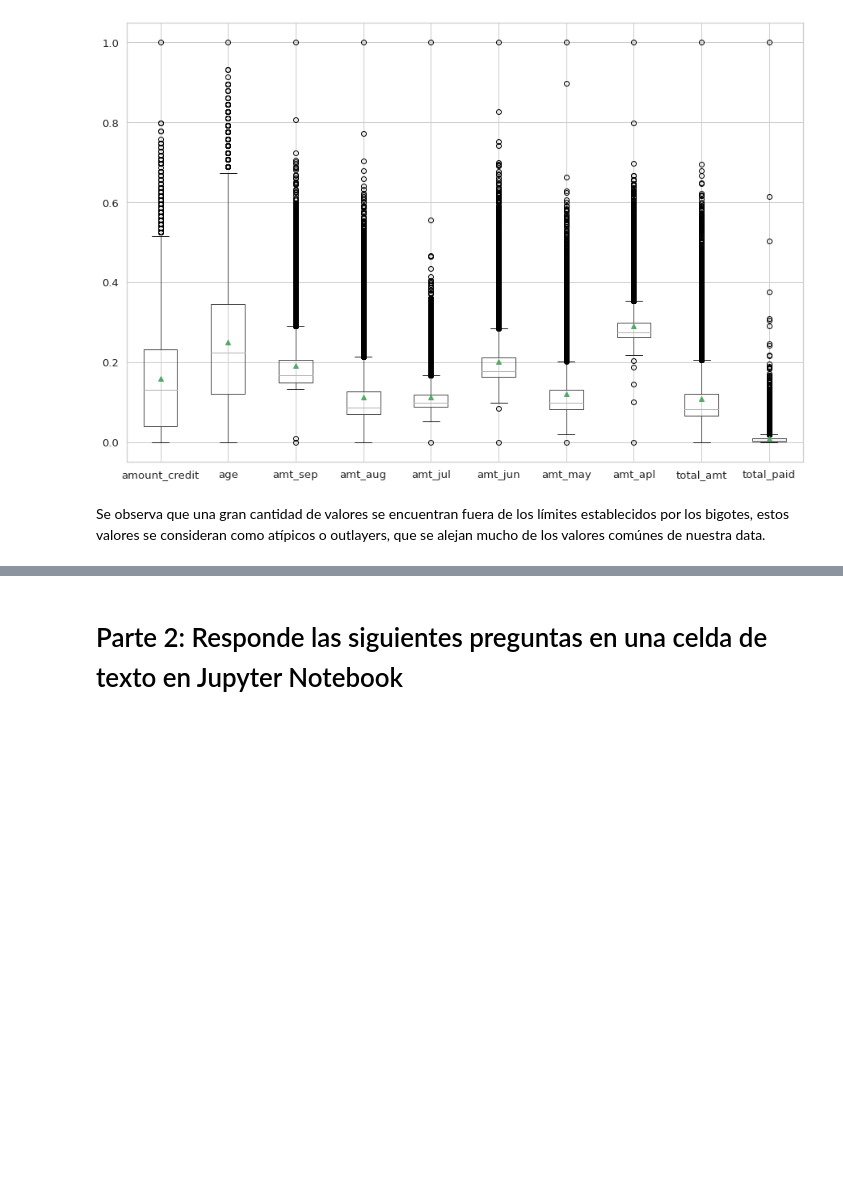
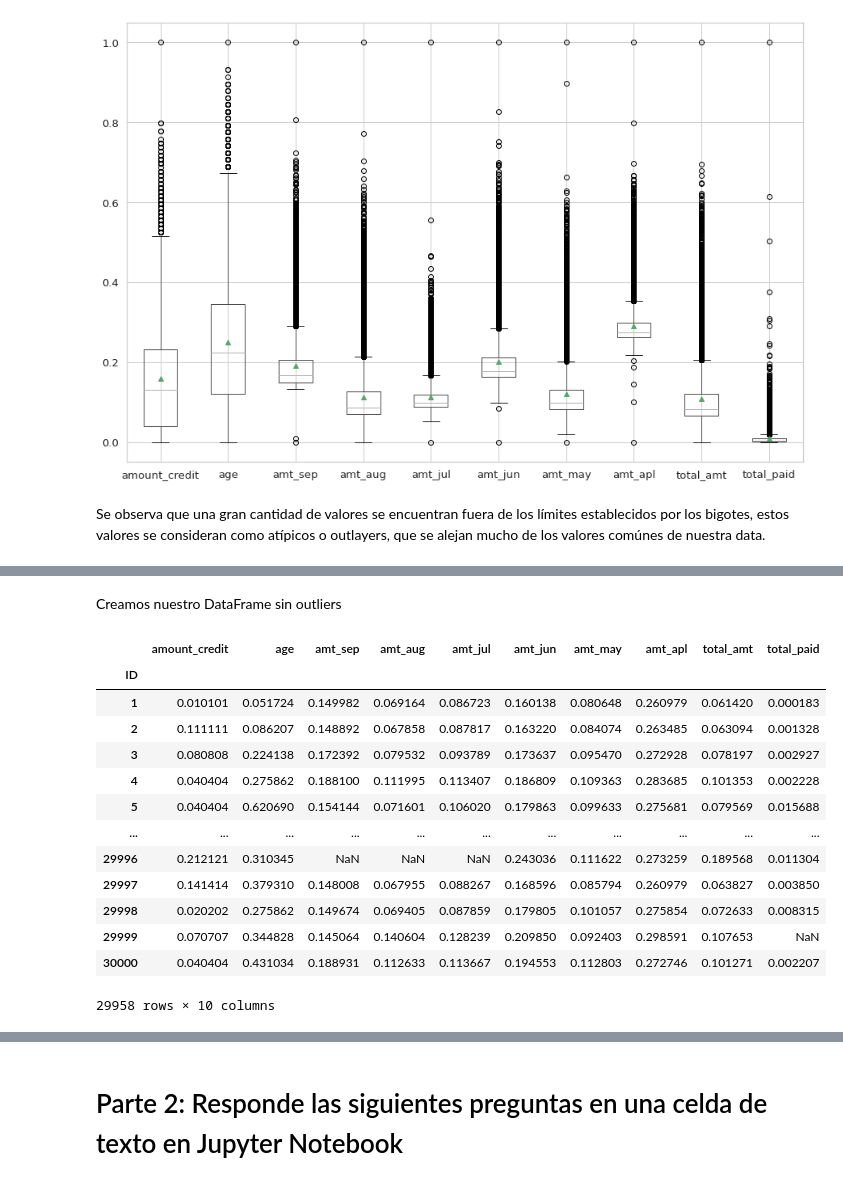
Before and after one commit to PosgradoMNA/actividades-del-projecto-teammexcol, a Jupyter notebook: Proyecto_Avances/Semana4_Actividad1.ipynb, the cells around one changed output, grey strips where cells are left out. Saved outputs shown, nothing was run; the diff lists cells and outputs as text; code cells hidden in the pictures; blank space fills up the shorter version.

```diff
--- a/Proyecto_Avances/Semana4_Actividad1.ipynb
+++ b/Proyecto_Avances/Semana4_Actividad1.ipynb
@@ -470,0 +578,21 @@ Se observa que una gran cantidad de valores se encuentran fuera de los límites
+# %% [markdown]
+Creamos nuestro DataFrame sin outliers
+# %%
+ubc_sin_outliers = (new_df>=BI_Calculado) & (new_df<=BS_Calculado)
+sin_outliers = new_df[ubc_sin_outliers]
+sin_outliers
+# %% [output]
+|  | amount_credit | age | amt_sep | amt_aug | amt_jul | amt_jun | amt_may | amt_apl | total_amt | total_paid |
+| ID |  |  |  |  |  |  |  |  |  |  |
+| 1 | 0.010101 | 0.051724 | 0.149982 | 0.069164 | 0.086723 | 0.160138 | 0.080648 | 0.260979 | 0.061420 | 0.000183 |
+| 2 | 0.111111 | 0.086207 | 0.148892 | 0.067858 | 0.087817 | 0.163220 | 0.084074 | 0.263485 | 0.063094 | 0.001328 |
+| 3 | 0.080808 | 0.224138 | 0.172392 | 0.079532 | 0.093789 | 0.173637 | 0.095470 | 0.272928 | 0.078197 | 0.002927 |
+| 4 | 0.040404 | 0.275862 | 0.188100 | 0.111995 | 0.113407 | 0.186809 | 0.109363 | 0.283685 | 0.101353 | 0.002228 |
+| 5 | 0.040404 | 0.620690 | 0.154144 | 0.071601 | 0.106020 | 0.179863 | 0.099633 | 0.275681 | 0.079569 | 0.015688 |
+| ... | ... | ... | ... | ... | ... | ... | ... | ... | ... | ... |
+| 29996 | 0.212121 | 0.310345 | NaN | NaN | NaN | 0.243036 | 0.111622 | 0.273259 | 0.189568 | 0.011304 |
+| 29997 | 0.141414 | 0.379310 | 0.148008 | 0.067955 | 0.088267 | 0.168596 | 0.085794 | 0.260979 | 0.063827 | 0.003850 |
+| 29998 | 0.020202 | 0.275862 | 0.149674 | 0.069405 | 0.087859 | 0.179805 | 0.101057 | 0.275854 | 0.072633 | 0.008315 |
+| 29999 | 0.070707 | 0.344828 | 0.145064 | 0.140604 | 0.128239 | 0.209850 | 0.092403 | 0.298591 | 0.107653 | NaN |
+| 30000 | 0.040404 | 0.431034 | 0.188931 | 0.112633 | 0.113667 | 0.194553 | 0.112803 | 0.272746 | 0.101271 | 0.002207 |
+29958 rows × 10 columns
```
Also changed, not shown: parts of 35 cells of this notebook.
